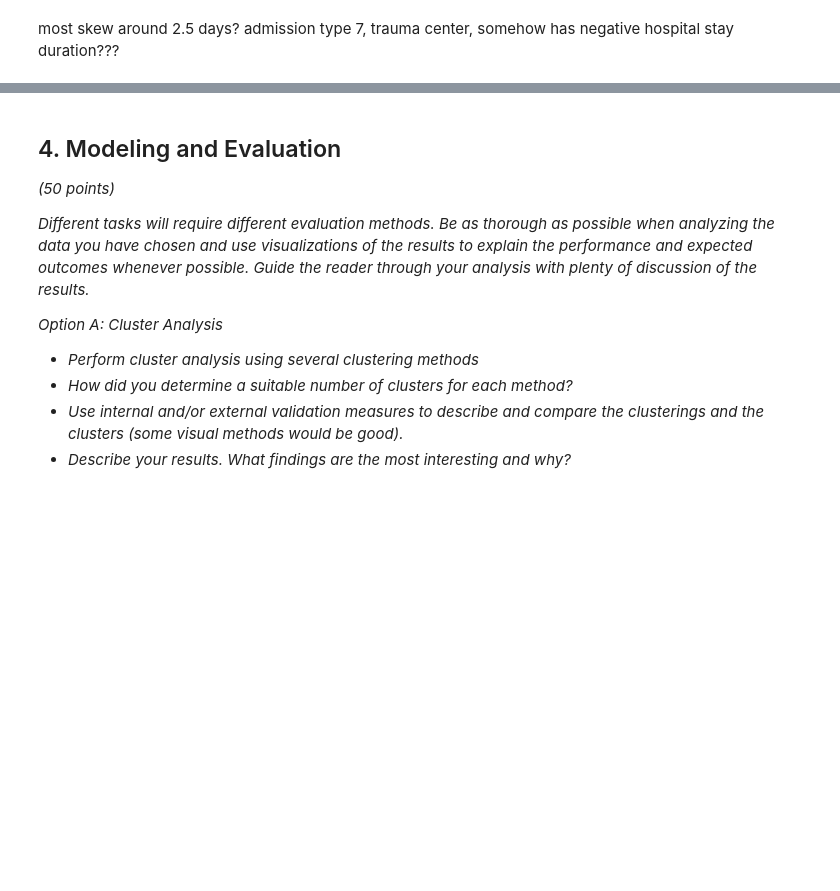
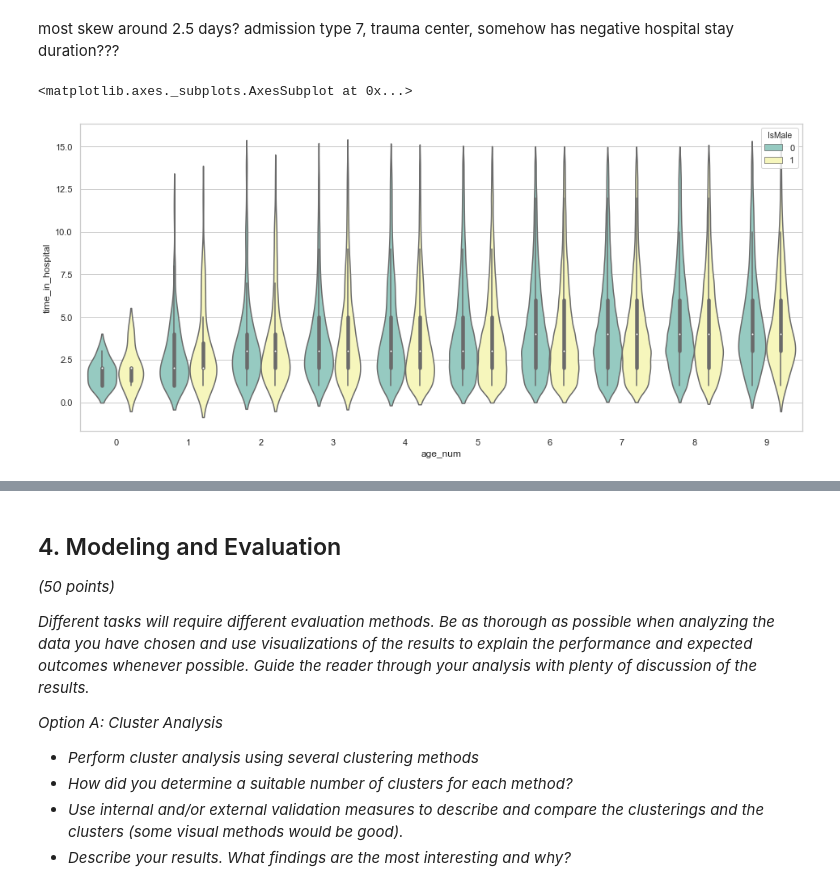
Before and after one commit to EdwardAF-IT/machine-learning-i-group-project, a Jupyter notebook: Code/Lab3_FordFryNavaTan.ipynb, the cells around one changed output, grey strips where cells are left out. Cells and saved outputs as stored; diff of their text form; code cells hidden in the pictures; blank space fills up the shorter version.

```diff
--- a/Code/Lab3_FordFryNavaTan.ipynb
+++ b/Code/Lab3_FordFryNavaTan.ipynb
@@ -403,6 +494,9 @@ sns.violinplot(x="admission_type_id",y="time_in_hospital",data=df)
 most skew around 2.5 days? admission type 7, trauma center, somehow has negative hospital stay duration???
 # %%
 plt.figure(figsize = (16, 7))
-sns.violinplot(x="age",y="time_in_hospital",hue='gender',data=df, palette="Set3")
+sns.violinplot(x="age_num",y="time_in_hospital",hue='IsMale',data=df, palette="Set3")
+# %% [output]
+<matplotlib.axes._subplots.AxesSubplot at 0x...>
+[figure, added]
 # %%
 plt.figure(figsize = (16, 7))
```
Also changed, not shown: parts of 18 cells of this notebook.
